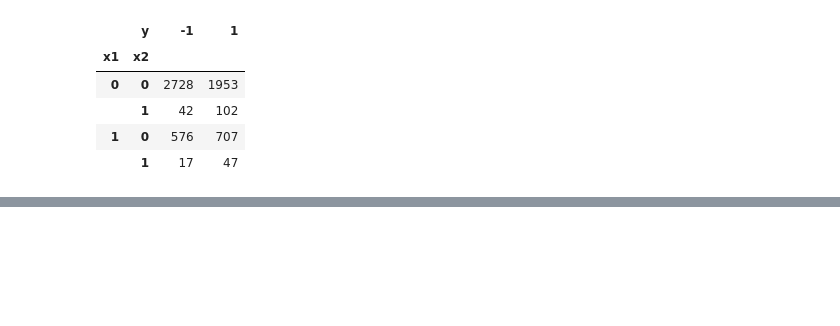
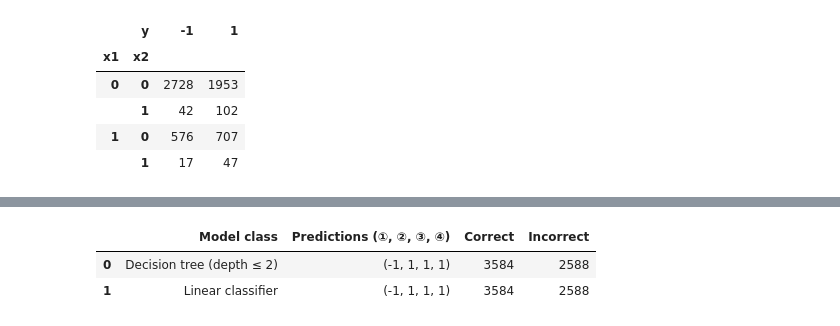
Before and after one commit to INA-95/predictive_multiplicity, a Jupyter notebook: notebook/inspect_data.ipynb, the cells around one changed output, grey strips where cells are left out. Saved outputs shown, nothing was run; the diff lists cells and outputs as text; code cells hidden in the pictures; blank space fills up the shorter version.

```diff
--- a/notebook/inspect_data.ipynb
+++ b/notebook/inspect_data.ipynb
@@ -509,0 +198,12 @@ for condition, feature_count in [("전과 피처 숨김", 2), ("전과 피처
+# %%
+# Score both model classes against the recorded COMPAS labels.
+compas_results = score_models(counts, negative=-1, positive=1)
+
+best_score = compas_results.groupby("Model class")["Correct"].transform("max")
+compas_best = compas_results[compas_results["Correct"] == best_score]
+
+display(compas_best.reset_index(drop=True))
+# %% [output]
+|  | Model class | Predictions (①, ②, ③, ④) | Correct | Incorrect |
+| 0 | Decision tree (depth ≤ 2) | (-1, 1, 1, 1) | 3584 | 2588 |
+| 1 | Linear classifier | (-1, 1, 1, 1) | 3584 | 2588 |
```
Also changed, not shown: parts of 83 cells of this notebook.
